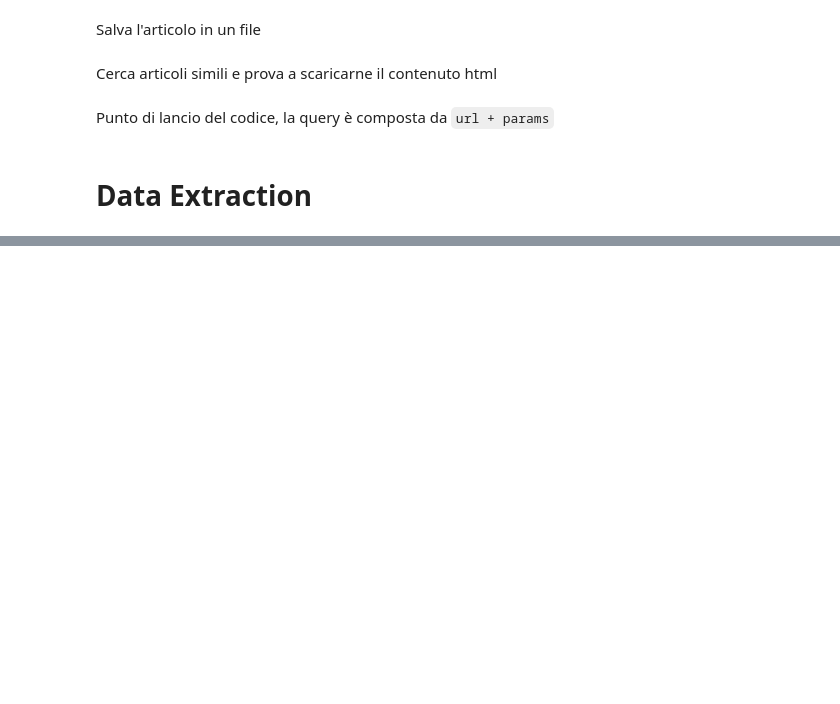
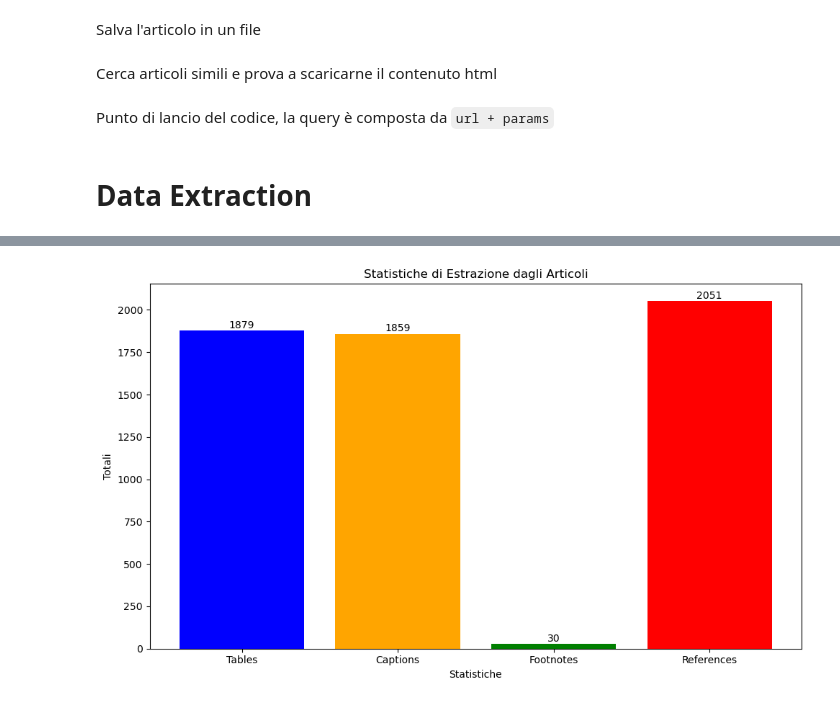
Before and after one commit to MatVitale6/IngegneriaDeiDatiProject, a Jupyter notebook: htmlar5iv.ipynb, the cells around one changed output, grey strips where cells are left out. Cells and saved outputs as stored; diff of their text form; code cells hidden in the pictures; blank space fills up the shorter version.

Commit message:
2 figure with statistic, be careful and put sunglasses on!

```diff
--- a/htmlar5iv.ipynb
+++ b/htmlar5iv.ipynb
@@ -274,10 +262,15 @@ sto cercando le tabelle..
 # %%
 # Itera attraverso i file nella cartella 'articoli' e estrae le tabelle, didascalie, note e riferimenti
-total_tables = 0
+table_counter = 0
 total_captions = 0
 total_footnotes = 0
 total_references = 0
 articolo_counter = 0
+
+table_ids = []
+captions_count = []
+footnotes_count = []
+references_count = []
 
 #questo é perché nel salvataggio dei file ho creato cartella articoli dentro a sources
 for filename in os.listdir(SOURCES_DIR):
@@ -292,7 +285,12 @@ for filename in os.listdir(SOURCES_DIR):
 
     # Update statistics counters
     for table_data in dati_estratti.values():
-        total_tables += 1
+        table_counter += 1
+        table_ids.append(f'Table {table_counter}')
+        captions_count.append(1 if table_data["caption"] else 0)
+        footnotes_count.append(len(table_data["footnotes"]))
+        references_count.append(len(table_data["references"]))
+
         if table_data["caption"]:
             total_captions += 1
         total_footnotes += len(table_data["footnotes"])
@@ -304,7 +302,7 @@ for filename in os.listdir(SOURCES_DIR):
 # Print statistics
 logging.info("\n--- Extraction Statistics ---")
 logging.info(f"Total Articles Processed: {articolo_counter}")
-logging.info(f"Total Tables Found: {total_tables}")
+logging.info(f"Total Tables Found: {table_counter}")
 logging.info(f"Total Captions Found: {total_captions}")
 logging.info(f"Total Footnotes Found: {total_footnotes}")
 logging.info(f"Total References Found: {total_references}")
@@ -402,0 +327,27 @@ sto cercando le tabelle..
+# %%
+# Creazione dei grafici
+labels = ['Tables', 'Captions', 'Footnotes', 'References']
+values = [table_counter, total_captions, total_footnotes, total_references]
+
+# Grafico a barre
+plt.figure(figsize=(10, 6))
+plt.bar(labels, values, color=['blue', 'orange', 'green', 'red'])
+
+# Aggiungi etichette e titolo
+plt.xlabel('Statistiche')
+plt.ylabel('Totali')
+plt.title('Statistiche di Estrazione dagli Articoli')
+
+# Mostra i valori sopra le barre
+for i, v in enumerate(values):
+    plt.text(i, v + 0.5, str(v), ha='center', va='bottom')
+
+# Mostra il grafico
+plt.tight_layout()
+
+plt.savefig(os.path.join('extraction_statistics.png'))
+plt.show()
+
+# Se vuoi salvare il grafico come file PNG
+# %% [output]
+[figure, added]
```
Also changed, not shown: parts of 4 cells of this notebook, 2 other files.
